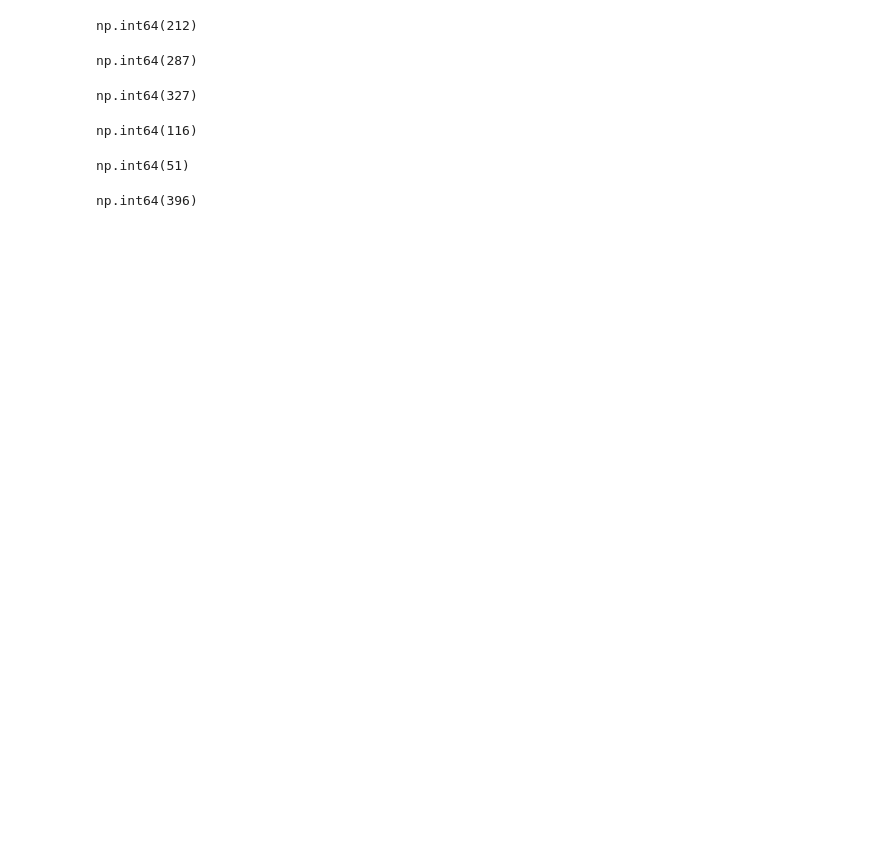
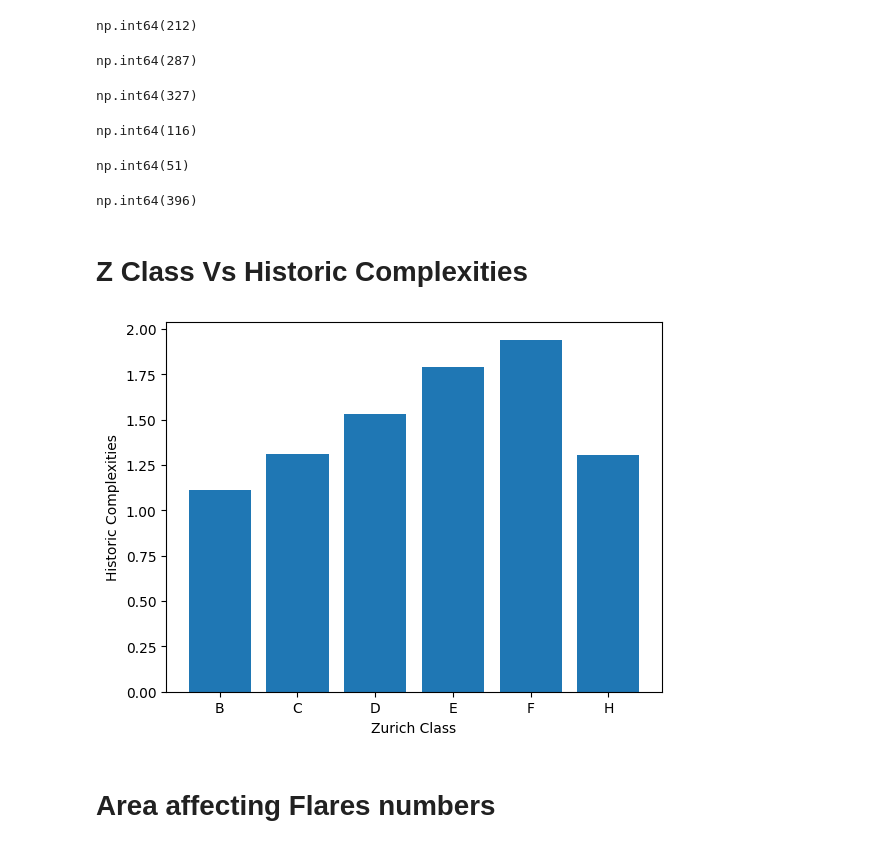
Before and after one commit to nollamae7-spec/DSRSP-Solar-Flares, a Jupyter notebook: DSHRP_Solar_Flares.ipynb, the cells around one changed output. Saved outputs shown, nothing was run; the diff lists cells and outputs as text; code cells hidden in the pictures; blank space fills up the shorter version.

Commit message:
Z class Vs Historic Complexities completed

```diff
--- a/DSHRP_Solar_Flares.ipynb
+++ b/DSHRP_Solar_Flares.ipynb
@@ -320,3 +320,16 @@ np.int64(51)
 (df["zurich_class"]== 'H').sum()
 # %% [output]
 np.int64(396)
+# %% [markdown]
+# Z Class Vs Historic Complexities
+# %%
+z_v_historic_complexities = df.groupby("zurich_class")["historically_complex"].mean()
+plt.bar(z_v_historic_complexities.index, z_v_historic_complexities.values)
+
+plt.xlabel("Zurich Class")
+plt.ylabel("Historic Complexities")
+plt.show()
+# %% [output]
+[figure, added]
+# %% [markdown]
+# Area affecting Flares numbers
```
Also changed, not shown: parts of 2 cells of this notebook.
